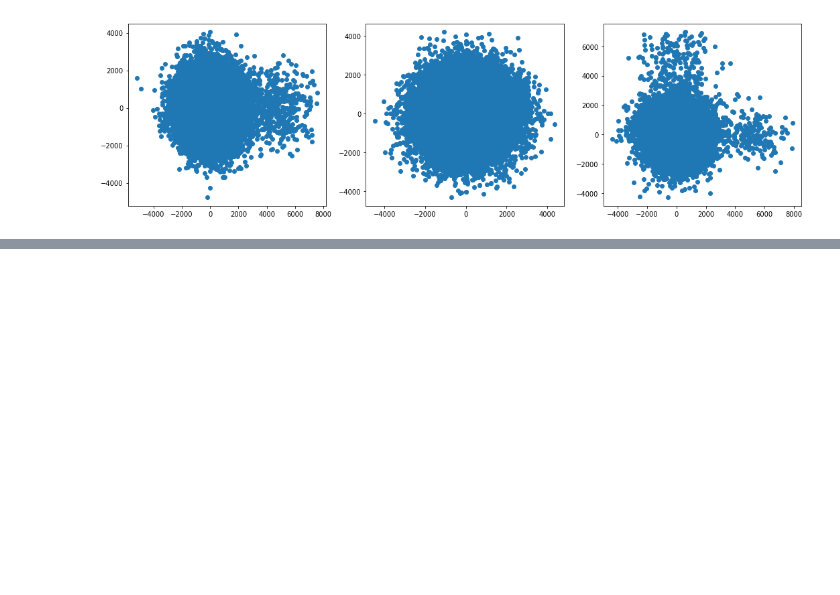
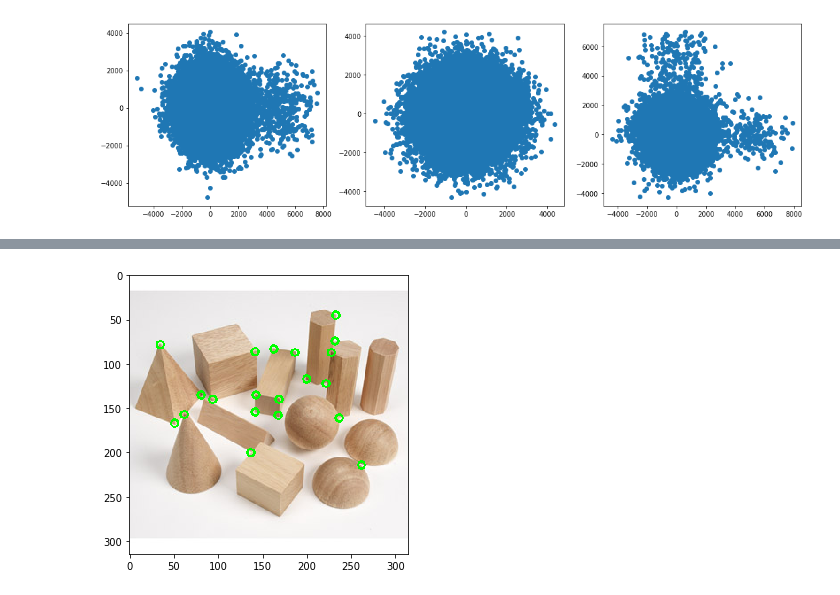
Before and after one commit to mananpal1997/Practical-OpenCV-Guide, a Jupyter notebook: OpenCV_Brief_Guide/5_FeatureDetection.ipynb, the cells around one changed output, grey strips where cells are left out. Saved outputs shown, nothing was run; the diff lists cells and outputs as text; code cells hidden in the pictures; blank space fills up the shorter version.

```diff
--- a/OpenCV_Brief_Guide/5_FeatureDetection.ipynb
+++ b/OpenCV_Brief_Guide/5_FeatureDetection.ipynb
@@ -131,0 +149,17 @@ plt.show()
+# %%
+image = cv2.imread("../resources/corner_test.jpg")
+gray = cv2.cvtColor(image, cv2.COLOR_BGR2GRAY)
+
+# cv2.goodFeaturesToTrack(image, number of corners, quality, min euclidean distance)
+tomasi_corners = np.int0(cv2.goodFeaturesToTrack(gray, 20, 0.05, 8))
+for corner in tomasi_corners:
+    x, y = corner.ravel()
+    cv2.circle(image, (x, y), 4, (0, 255, 0), 2)
+
+fig = plt.figure()
+fig.set_size_inches(5, 10)
+fig.add_subplot(1, 1, 1)
+plt.imshow(cv2.cvtColor(image, cv2.COLOR_BGR2RGB))
+plt.show()
+# %% [output]
+[figure, added]
```
Also changed, not shown: parts of 5 cells of this notebook, 2 other files.
